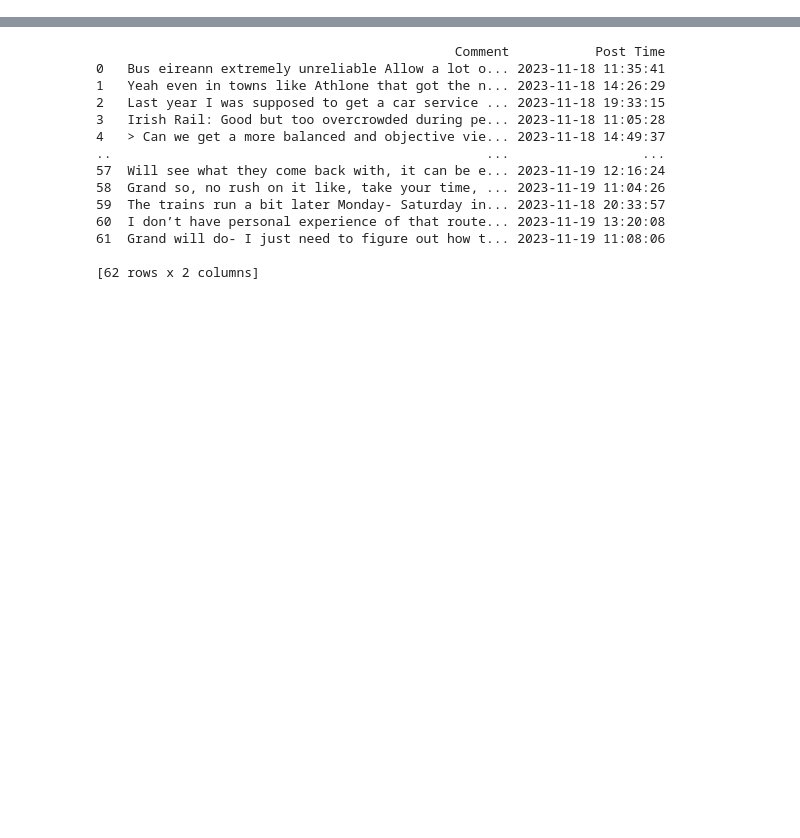
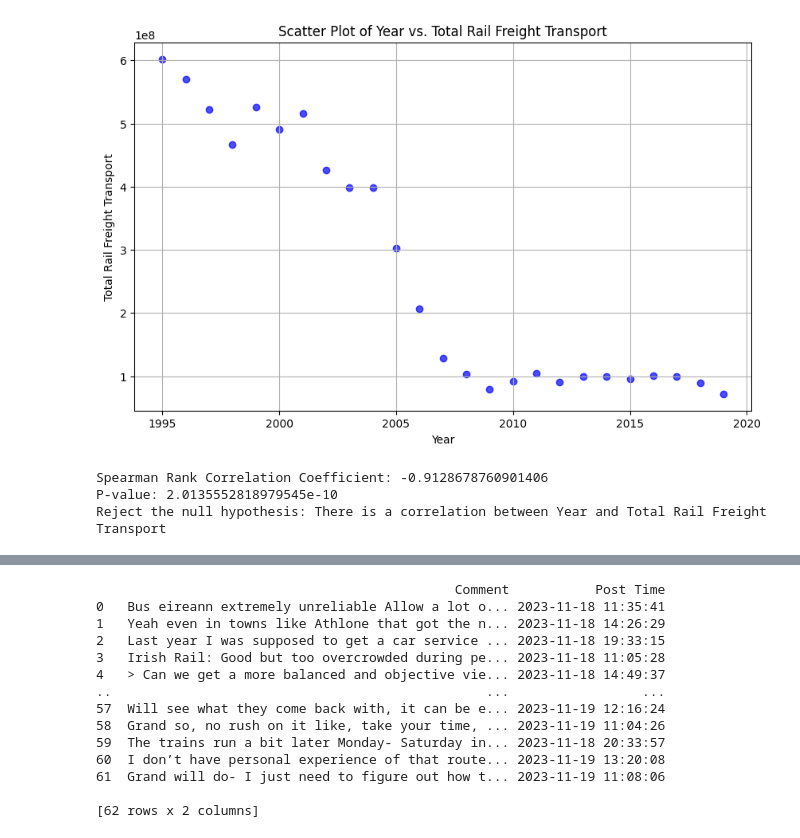
Before and after one commit to ZheLuo2023/CA2, a Jupyter notebook: Untitled1.ipynb, the cells around one changed output, grey strips where cells are left out. Drawn from its saved outputs; the diff is of its cells as text; code cells hidden in the pictures; blank space fills up the shorter version.

```diff
--- a/Untitled1.ipynb
+++ b/Untitled1.ipynb
@@ -613,3 +1408,40 @@ combined_df
+# %%
+from scipy.stats import spearmanr
+
+# Assuming your data is stored in a DataFrame named "combined_df"
+ireland_data = combined_df[combined_df['Country'] == "Ireland"]
+
+# Create a scatter plot
+plt.figure(figsize=(10, 6))
+plt.scatter(ireland_data['Year'], ireland_data['Total rail freight transport'], c='blue', alpha=0.7)
+
+# Add title and labels
+plt.title("Scatter Plot of Year vs. Total Rail Freight Transport")
+plt.xlabel("Year")
+plt.ylabel('Total Rail Freight Transport')
+
+# Display the plot
+plt.grid(True)
+plt.show()
+
+# Perform the Spearman rank correlation coefficient hypothesis test
+corr_coefficient, p_value = spearmanr(ireland_data['Year'], ireland_data['Total rail freight transport'])
+
+# Print the correlation coefficient and p-value
+print(f"Spearman Rank Correlation Coefficient: {corr_coefficient}")
+print(f"P-value: {p_value}")
+
+# Set the significance level (usually 0.05) and check if the p-value is less than the significance level
+alpha = 0.05
+if p_value < alpha:
+    print("Reject the null hypothesis: There is a correlation between Year and Total Rail Freight Transport")
+else:
+    print("Fail to reject the null hypothesis: There is not enough evidence to conclude a correlation between Year and Total Rail Freight Transport")
+# %% [output]
+[figure, added]
+Spearman Rank Correlation Coefficient: -0.9128678760901406
+P-value: 2.0135552818979545e-10
+Reject the null hypothesis: There is a correlation between Year and Total Rail Freight Transport
 # %%
 import pandas as pd
 import matplotlib.pyplot as plt
```
Also changed, not shown: parts of 89 cells of this notebook, 2 other files.
